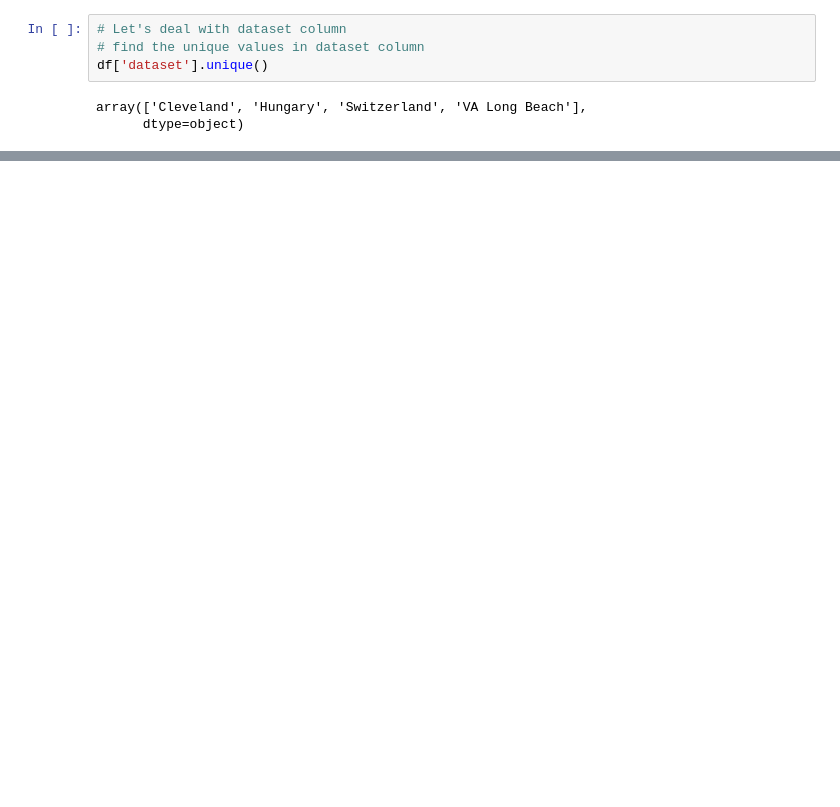
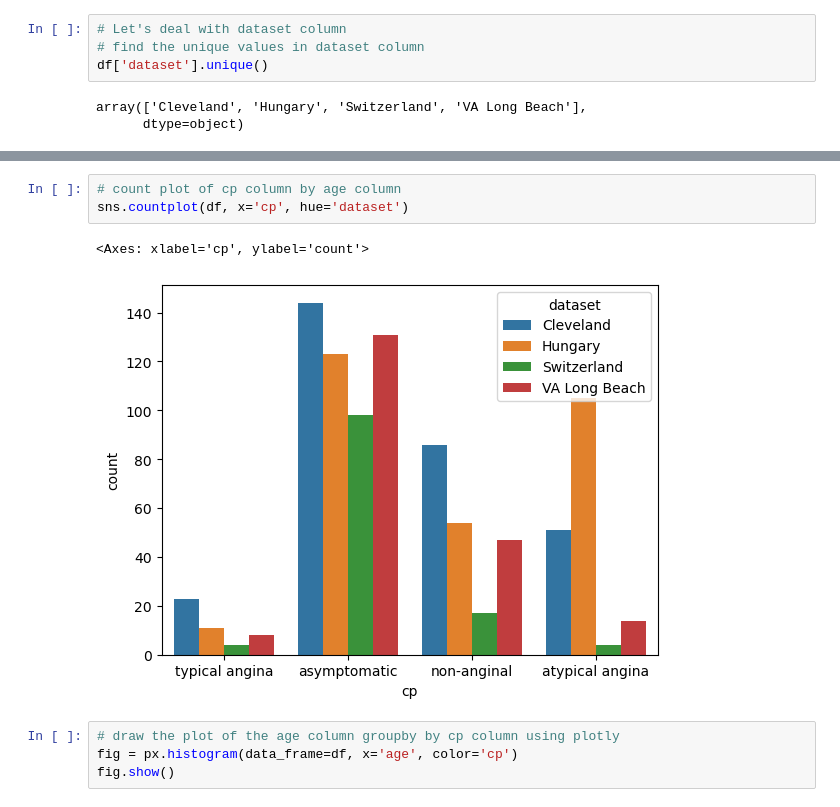
Before and after one commit to seharamjad/Heart-Disease-Prediction, a Jupyter notebook: heart_disease_project.ipynb, the cells around one changed output, grey strips where cells are left out. Saved outputs shown, nothing was run; the diff lists cells and outputs as text; blank space fills up the shorter version.

```diff
--- a/heart_disease_project.ipynb
+++ b/heart_disease_project.ipynb
@@ -227,0 +291,10 @@ array(['Cleveland', 'Hungary', 'Switzerland', 'VA Long Beach'],
+# %%
+# count plot of cp column by age column
+sns.countplot(df, x='cp', hue='dataset')
+# %% [output]
+<Axes: xlabel='cp', ylabel='count'>
+[figure, added]
+# %%
+# draw the plot of the age column groupby by cp column using plotly
+fig = px.histogram(data_frame=df, x='age', color='cp')
+fig.show()
```
Also changed, not shown: parts of 24 cells of this notebook.
